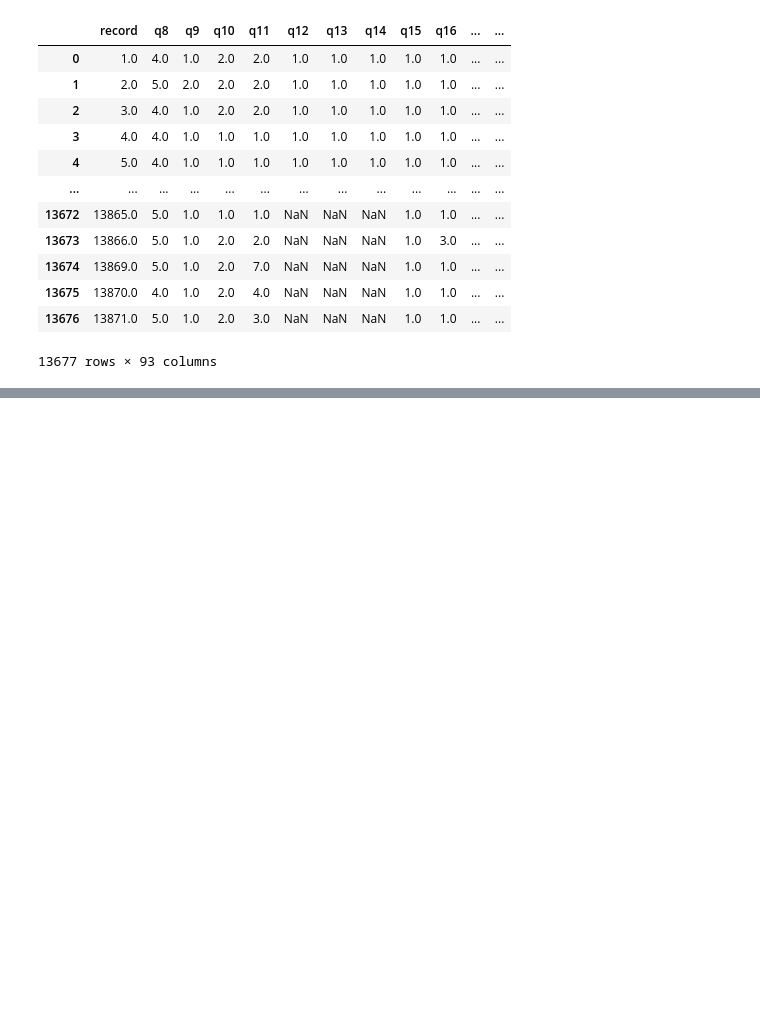
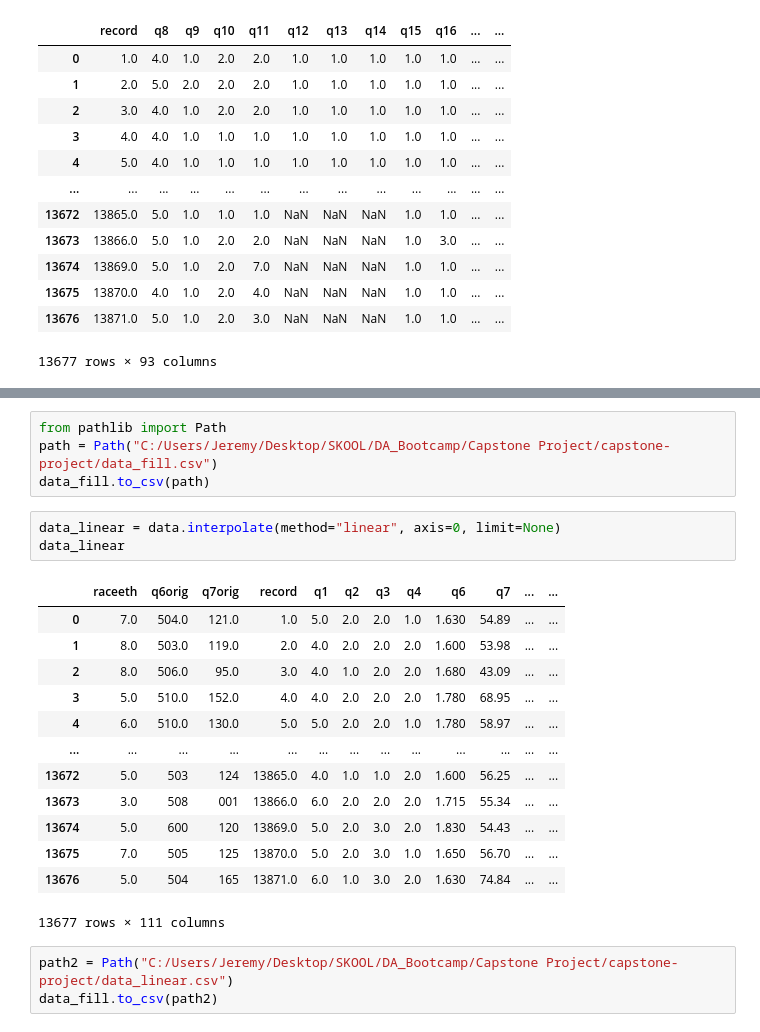
Before and after one commit to tylerah/capstone-project, a Jupyter notebook: Data cleaning.ipynb, the cells around one changed output, grey strips where cells are left out. Cells and saved outputs as stored; diff of their text form; blank space fills up the shorter version.

```diff
--- a/Data cleaning.ipynb
+++ b/Data cleaning.ipynb
@@ -100,0 +144,24 @@ data2
+# %%
+from pathlib import Path
+path = Path("C:/Users/Jeremy/Desktop/SKOOL/DA_Bootcamp/Capstone Project/capstone-project/data_fill.csv")
+data_fill.to_csv(path)
+# %%
+data_linear = data.interpolate(method="linear", axis=0, limit=None)
+data_linear
+# %% [output]
+|  | raceeth | q6orig | q7orig | record | q1 | q2 | q3 | q4 | q6 | q7 | ... | ... |
+| 0 | 7.0 | 504.0 | 121.0 | 1.0 | 5.0 | 2.0 | 2.0 | 1.0 | 1.630 | 54.89 | ... | ... |
+| 1 | 8.0 | 503.0 | 119.0 | 2.0 | 4.0 | 2.0 | 2.0 | 2.0 | 1.600 | 53.98 | ... | ... |
+| 2 | 8.0 | 506.0 | 95.0 | 3.0 | 4.0 | 1.0 | 2.0 | 2.0 | 1.680 | 43.09 | ... | ... |
+| 3 | 5.0 | 510.0 | 152.0 | 4.0 | 4.0 | 2.0 | 2.0 | 2.0 | 1.780 | 68.95 | ... | ... |
+| 4 | 6.0 | 510.0 | 130.0 | 5.0 | 5.0 | 2.0 | 2.0 | 1.0 | 1.780 | 58.97 | ... | ... |
+| ... | ... | ... | ... | ... | ... | ... | ... | ... | ... | ... | ... | ... |
+| 13672 | 5.0 | 503 | 124 | 13865.0 | 4.0 | 1.0 | 1.0 | 2.0 | 1.600 | 56.25 | ... | ... |
+| 13673 | 3.0 | 508 | 001 | 13866.0 | 6.0 | 2.0 | 2.0 | 2.0 | 1.715 | 55.34 | ... | ... |
+| 13674 | 5.0 | 600 | 120 | 13869.0 | 5.0 | 2.0 | 3.0 | 2.0 | 1.830 | 54.43 | ... | ... |
+| 13675 | 7.0 | 505 | 125 | 13870.0 | 5.0 | 2.0 | 3.0 | 1.0 | 1.650 | 56.70 | ... | ... |
+| 13676 | 5.0 | 504 | 165 | 13871.0 | 6.0 | 1.0 | 3.0 | 2.0 | 1.630 | 74.84 | ... | ... |
+13677 rows × 111 columns
+# %%
+path2 = Path("C:/Users/Jeremy/Desktop/SKOOL/DA_Bootcamp/Capstone Project/capstone-project/data_linear.csv")
+data_fill.to_csv(path2)
```
Also changed, not shown: parts of 5 cells of this notebook, 2 other files.
